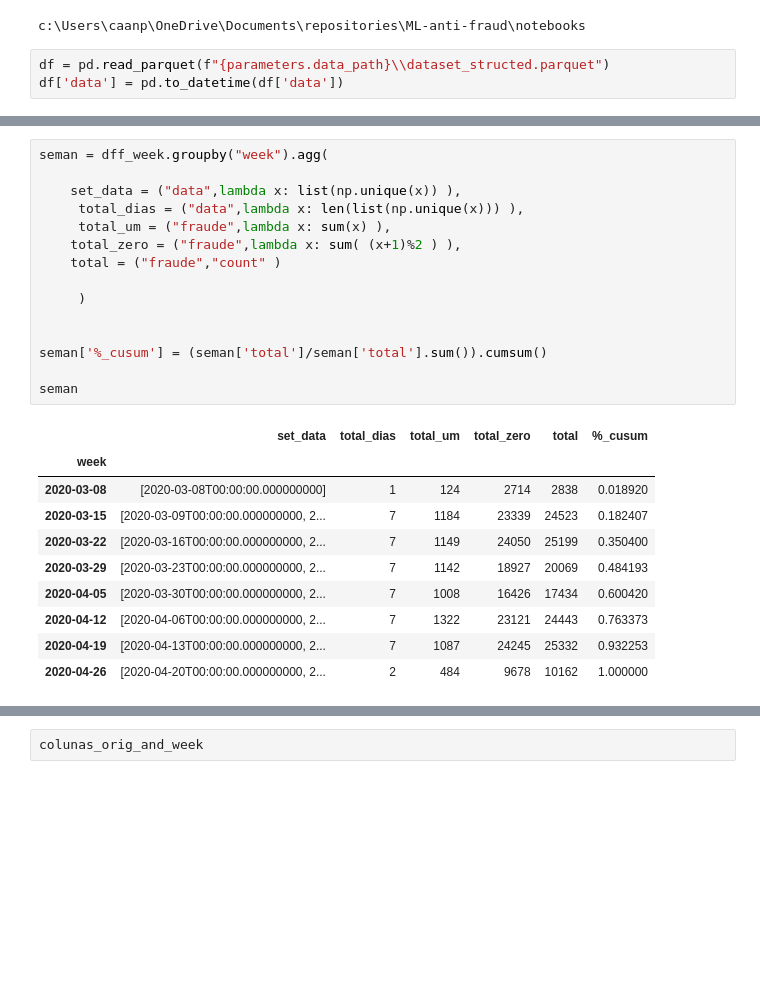
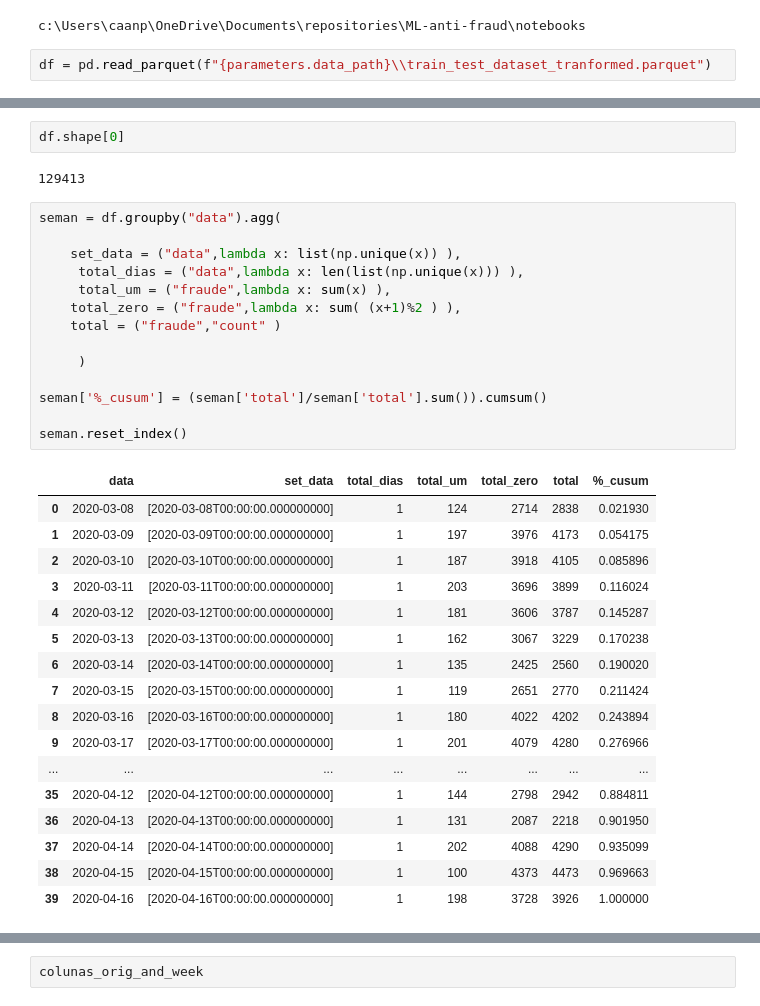
Before and after one commit to caanpaip/ML-anti-fraud, a Jupyter notebook: notebooks/3.Stability_var.ipynb, the cells around one changed output, grey strips where cells are left out. Drawn from its saved outputs; the diff is of its cells as text; blank space fills up the shorter version.

```diff
--- a/notebooks/3.Stability_var.ipynb
+++ b/notebooks/3.Stability_var.ipynb
@@ -61,5 +61,4 @@ elif sys.platform=='linux':
 # %% [output]
 c:\Users\caanp\OneDrive\Documents\repositories\ML-anti-fraud\notebooks
 # %%
-df = pd.read_parquet(f"{parameters.data_path}\\dataset_structed.parquet")
-df['data'] = pd.to_datetime(df['data'])
+df = pd.read_parquet(f"{parameters.data_path}\\train_test_dataset_tranformed.parquet")
@@ -113,27 +65,37 @@ dff_week
+# %%
+df.shape[0]
+# %% [output]
+129413
 # %%
-seman = dff_week.groupby("week").agg(
+seman = df.groupby("data").agg(
 
     set_data = ("data",lambda x: list(np.unique(x)) ),
      total_dias = ("data",lambda x: len(list(np.unique(x))) ),
      total_um = ("fraude",lambda x: sum(x) ),
     total_zero = ("fraude",lambda x: sum( (x+1)%2 ) ),
     total = ("fraude","count" )
 
      )
 
-
 seman['%_cusum'] = (seman['total']/seman['total'].sum()).cumsum()
 
-seman
+seman.reset_index()
 # %% [output]
-|  | set_data | total_dias | total_um | total_zero | total | %_cusum |
-| week |  |  |  |  |  |  |
-| 2020-03-08 | [2020-03-08T00:00:00.000000000] | 1 | 124 | 2714 | 2838 | 0.018920 |
-| 2020-03-15 | [2020-03-09T00:00:00.000000000, 2... | 7 | 1184 | 23339 | 24523 | 0.182407 |
-| 2020-03-22 | [2020-03-16T00:00:00.000000000, 2... | 7 | 1149 | 24050 | 25199 | 0.350400 |
-| 2020-03-29 | [2020-03-23T00:00:00.000000000, 2... | 7 | 1142 | 18927 | 20069 | 0.484193 |
-| 2020-04-05 | [2020-03-30T00:00:00.000000000, 2... | 7 | 1008 | 16426 | 17434 | 0.600420 |
-| 2020-04-12 | [2020-04-06T00:00:00.000000000, 2... | 7 | 1322 | 23121 | 24443 | 0.763373 |
-| 2020-04-19 | [2020-04-13T00:00:00.000000000, 2... | 7 | 1087 | 24245 | 25332 | 0.932253 |
-| 2020-04-26 | [2020-04-20T00:00:00.000000000, 2... | 2 | 484 | 9678 | 10162 | 1.000000 |
+|  | data | set_data | total_dias | total_um | total_zero | total | %_cusum |
+| 0 | 2020-03-08 | [2020-03-08T00:00:00.000000000] | 1 | 124 | 2714 | 2838 | 0.021930 |
+| 1 | 2020-03-09 | [2020-03-09T00:00:00.000000000] | 1 | 197 | 3976 | 4173 | 0.054175 |
+| 2 | 2020-03-10 | [2020-03-10T00:00:00.000000000] | 1 | 187 | 3918 | 4105 | 0.085896 |
+| 3 | 2020-03-11 | [2020-03-11T00:00:00.000000000] | 1 | 203 | 3696 | 3899 | 0.116024 |
+| 4 | 2020-03-12 | [2020-03-12T00:00:00.000000000] | 1 | 181 | 3606 | 3787 | 0.145287 |
+| 5 | 2020-03-13 | [2020-03-13T00:00:00.000000000] | 1 | 162 | 3067 | 3229 | 0.170238 |
+| 6 | 2020-03-14 | [2020-03-14T00:00:00.000000000] | 1 | 135 | 2425 | 2560 | 0.190020 |
+| 7 | 2020-03-15 | [2020-03-15T00:00:00.000000000] | 1 | 119 | 2651 | 2770 | 0.211424 |
+| 8 | 2020-03-16 | [2020-03-16T00:00:00.000000000] | 1 | 180 | 4022 | 4202 | 0.243894 |
+| 9 | 2020-03-17 | [2020-03-17T00:00:00.000000000] | 1 | 201 | 4079 | 4280 | 0.276966 |
+| ... | ... | ... | ... | ... | ... | ... | ... |
+| 35 | 2020-04-12 | [2020-04-12T00:00:00.000000000] | 1 | 144 | 2798 | 2942 | 0.884811 |
+| 36 | 2020-04-13 | [2020-04-13T00:00:00.000000000] | 1 | 131 | 2087 | 2218 | 0.901950 |
+| 37 | 2020-04-14 | [2020-04-14T00:00:00.000000000] | 1 | 202 | 4088 | 4290 | 0.935099 |
+| 38 | 2020-04-15 | [2020-04-15T00:00:00.000000000] | 1 | 100 | 4373 | 4473 | 0.969663 |
+| 39 | 2020-04-16 | [2020-04-16T00:00:00.000000000] | 1 | 198 | 3728 | 3926 | 1.000000 |
 # %%
```
Also changed, not shown: parts of 9 cells of this notebook, 25 other files.
